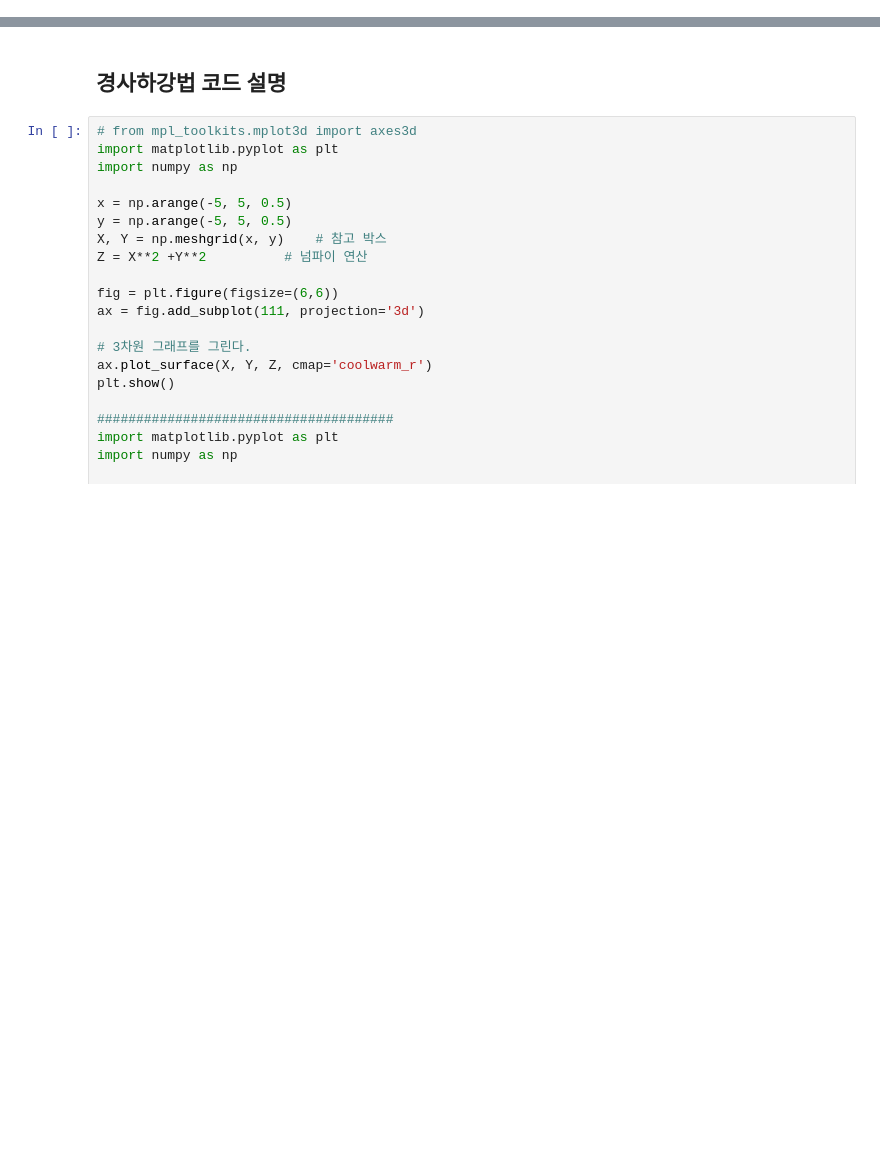
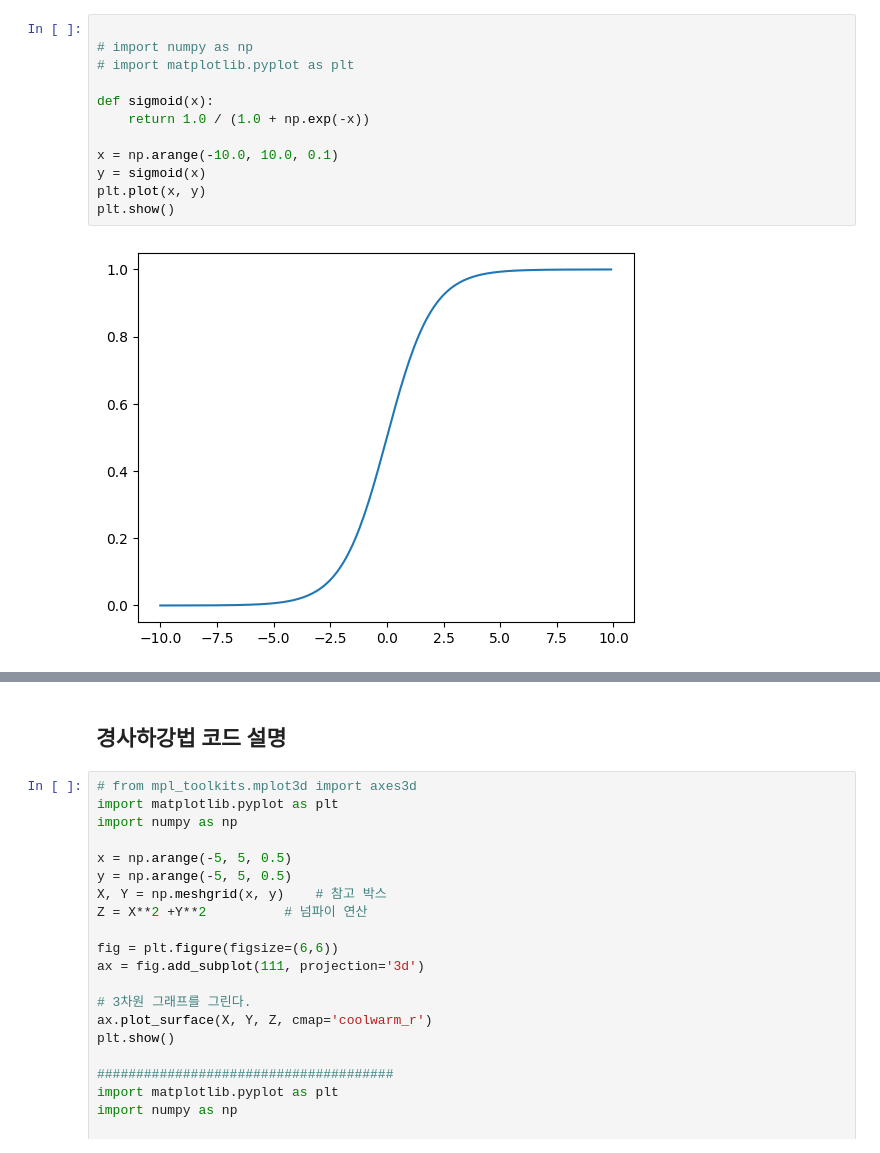
Before and after one commit to iamgus123/dl19, a Jupyter notebook: notebook/ch06_MLP.ipynb, the cells around one changed output, grey strips where cells are left out. Saved outputs shown, nothing was run; the diff lists cells and outputs as text; blank space fills up the shorter version.

```diff
--- a/notebook/ch06_MLP.ipynb
+++ b/notebook/ch06_MLP.ipynb
@@ -4,0 +22,14 @@
+# %%
+
+# import numpy as np
+# import matplotlib.pyplot as plt
+
+def sigmoid(x):
+	return 1.0 / (1.0 + np.exp(-x))
+
+x = np.arange(-10.0, 10.0, 0.1)
+y = sigmoid(x)
+plt.plot(x, y)
+plt.show()
+# %% [output]
+[figure, added]
```
Also changed, not shown: parts of 12 cells of this notebook.
